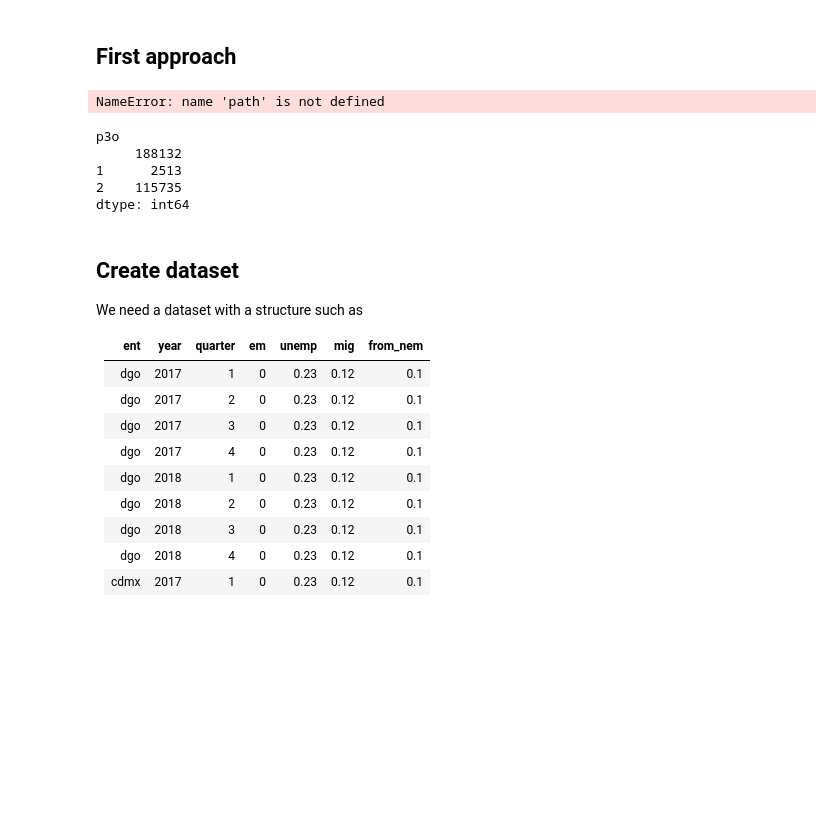
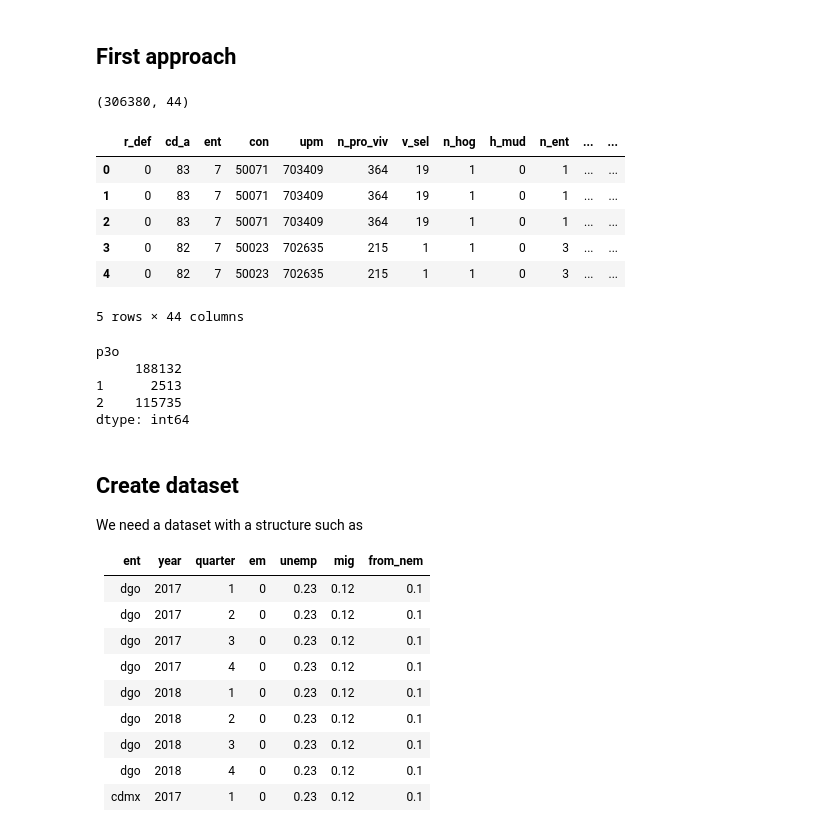
Before and after one commit to marionomics/migracion-lgbt, a Jupyter notebook: notebooks/explore_enoe.ipynb, the cells around one changed output. Cells and saved outputs as stored; diff of their text form; code cells hidden in the pictures; blank space fills up the shorter version.

```diff
--- a/notebooks/explore_enoe.ipynb
+++ b/notebooks/explore_enoe.ipynb
@@ -12,18 +12,29 @@ columns = [x.lower() for x in columns]
 path1 = "data/ENOE/raw/2017t1/conjunto_de_datos_coe1_enoe_2017_1t/conjunto_de_datos/conjunto_de_datos_coe1_enoe_2017_1t.csv"
 path2 = "data/ENOE/raw/2017t1/conjunto_de_datos_coe2_enoe_2017_1t/conjunto_de_datos/conjunto_de_datos_coe2_enoe_2017_1t.csv"
 
-df = pd.read_csv('../'+path1)
+df1 = pd.read_csv('../'+path1)
 df2 = pd.read_csv('../'+path2)
 
 interseccion1 = list(set(df.columns) & set(columns))
 interseccion2 = list(set(df2.columns) & set(columns))
 
-df = pd.read_csv('../'+path1, usecols=interseccion1)
+df1 = pd.read_csv('../'+path1, usecols=interseccion1)
 df2 = pd.read_csv('../'+path2, usecols=interseccion2)
-
-df.head()
-# %% [output]
-NameError: name 'path' is not defined
+# %%
+intersection = list(set(df1.columns.to_list()) & set(df2.columns.to_list()))
+
+df = pd.merge(df1, df2, how="left", left_on=intersection, right_on=intersection)
+print(df.shape)
+df.head()
+# %% [output]
+(306380, 44)
+|  | r_def | cd_a | ent | con | upm | n_pro_viv | v_sel | n_hog | h_mud | n_ent | ... | ... |
+| 0 | 0 | 83 | 7 | 50071 | 703409 | 364 | 19 | 1 | 0 | 1 | ... | ... |
+| 1 | 0 | 83 | 7 | 50071 | 703409 | 364 | 19 | 1 | 0 | 1 | ... | ... |
+| 2 | 0 | 83 | 7 | 50071 | 703409 | 364 | 19 | 1 | 0 | 1 | ... | ... |
+| 3 | 0 | 82 | 7 | 50023 | 702635 | 215 | 1 | 1 | 0 | 3 | ... | ... |
+| 4 | 0 | 82 | 7 | 50023 | 702635 | 215 | 1 | 1 | 0 | 3 | ... | ... |
+5 rows × 44 columns
 # %%
 df.groupby(['p3o']).size()
 # %% [output]
```
Also changed, not shown: parts of 9 cells of this notebook, 4 other files.
